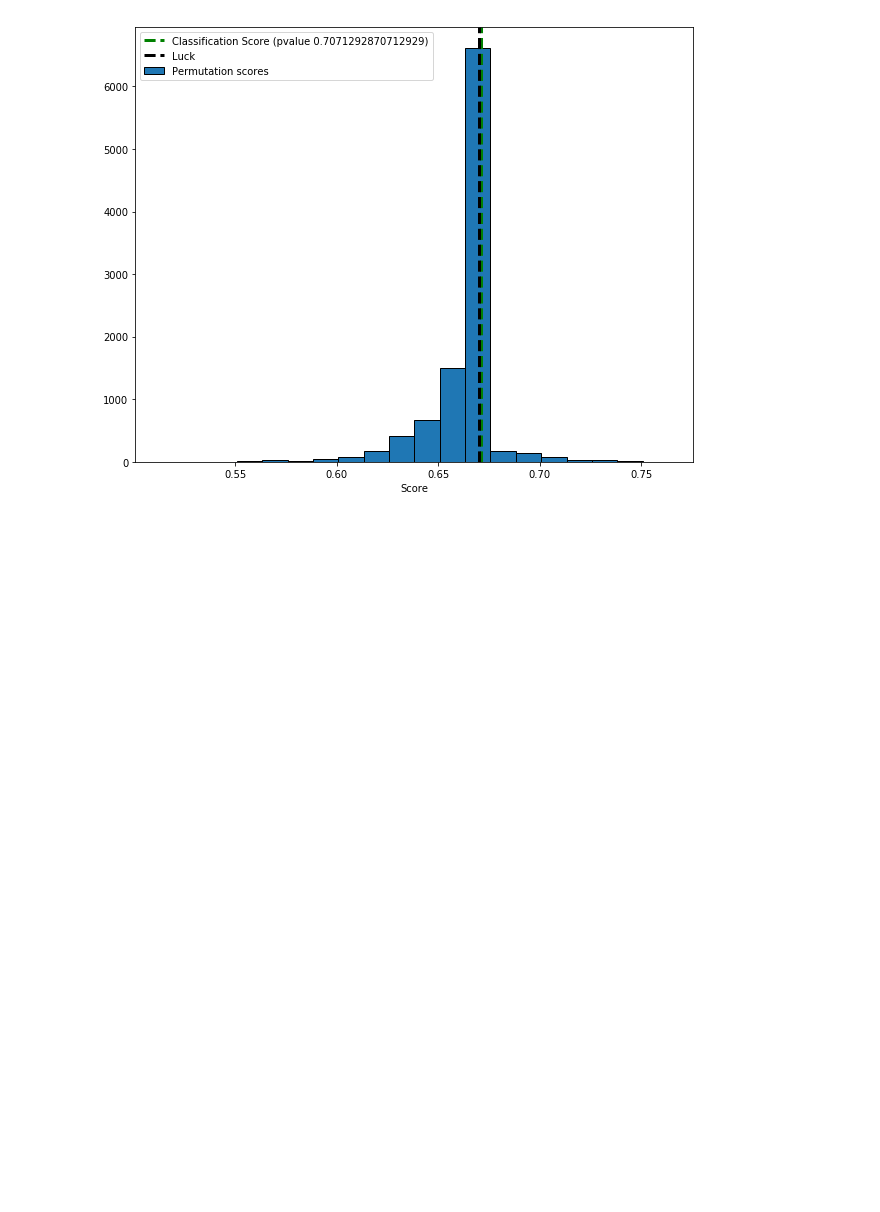
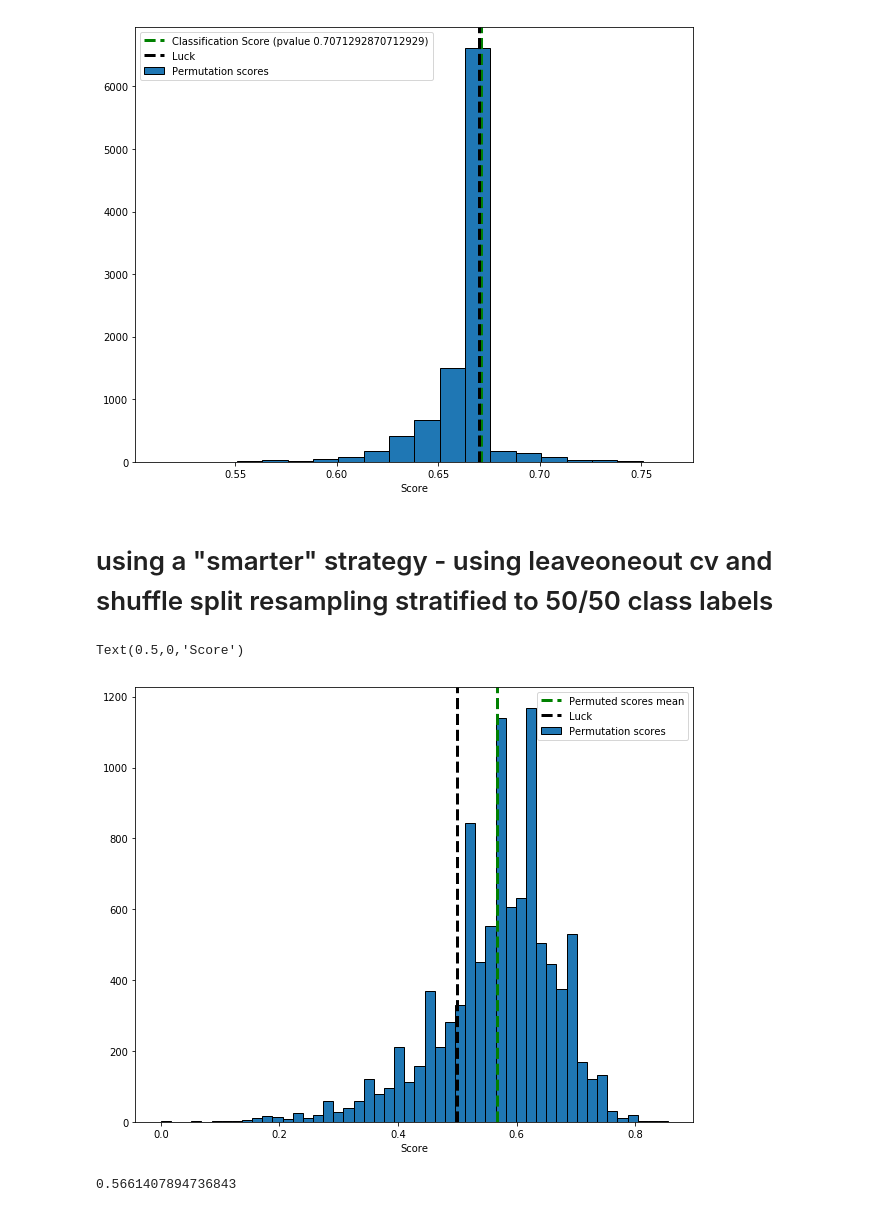
Before and after one commit to zhenghanQ/bild, a Jupyter notebook: second_level_roi_analysis/sklearn_prelim.ipynb, the cells around one changed output. Saved outputs shown, nothing was run; the diff lists cells and outputs as text; code cells hidden in the pictures; blank space fills up the shorter version.

Commit message:
another permutation test

```diff
--- a/second_level_roi_analysis/sklearn_prelim.ipynb
+++ b/second_level_roi_analysis/sklearn_prelim.ipynb
@@ -191,3 +191,5 @@ plt.xlabel('Score')
 # %% [output]
 Text(0.5,0,'Score')
 [figure]
+# %% [markdown]
+# using a "smarter" strategy - using leaveoneout cv and shuffle split resampling stratified to 50/50 class labels
@@ -193,0 +214,42 @@ Text(0.5,0,'Score')
+# %%
+cv_idxs = evensplit_resampler(y, 10000)
+# %%
+clf = Pipeline([
+    ("scale", StandardScaler()),
+    ("svc", svm.SVC(
+        kernel="rbf"
+    ))
+])
+
+accs = np.zeros(len(cv_idxs))
+
+for outer_idx, cidx in enumerate(cv_idxs):
+    X_resampled, y_resampled = X[cidx], y[cidx]
+
+    pred_scores = np.zeros(X.shape[0])
+    predicted = np.zeros(X.shape[0])
+    true_class = np.zeros(X.shape[0])
+
+    for idx, (train_idx, test_idx) in enumerate(LeaveOneOut().split(X_resampled)):
+        X_train, X_test = X_resampled[train_idx], X_resampled[test_idx]
+        y_train, y_test = y_resampled[train_idx], y_resampled[test_idx]
+        clf.fit(X_train, y_train)
+        predicted[idx], true_class[idx] = clf.predict(X_test), y_test
+        pred_scores[idx] = np.int64(predicted[idx] == true_class[idx])
+
+    accs[outer_idx] = pred_scores.mean()
+# %%
+plt.hist(accs, bins=50, label='Permutation scores', edgecolor='black')
+ylim = plt.ylim()
+plt.plot(2 * [accs.mean()], ylim, '--g', linewidth=3, label="Permuted scores mean")
+plt.plot([.5, .5], ylim, '--k', linewidth=3, label='Luck')
+plt.ylim(ylim)
+plt.legend()
+plt.xlabel('Score')
+# %% [output]
+Text(0.5,0,'Score')
+[figure, added]
+# %%
+np.mean(accs)
+# %% [output]
+0.5661407894736843
```
Also changed, not shown: parts of 1 cell of this notebook.
